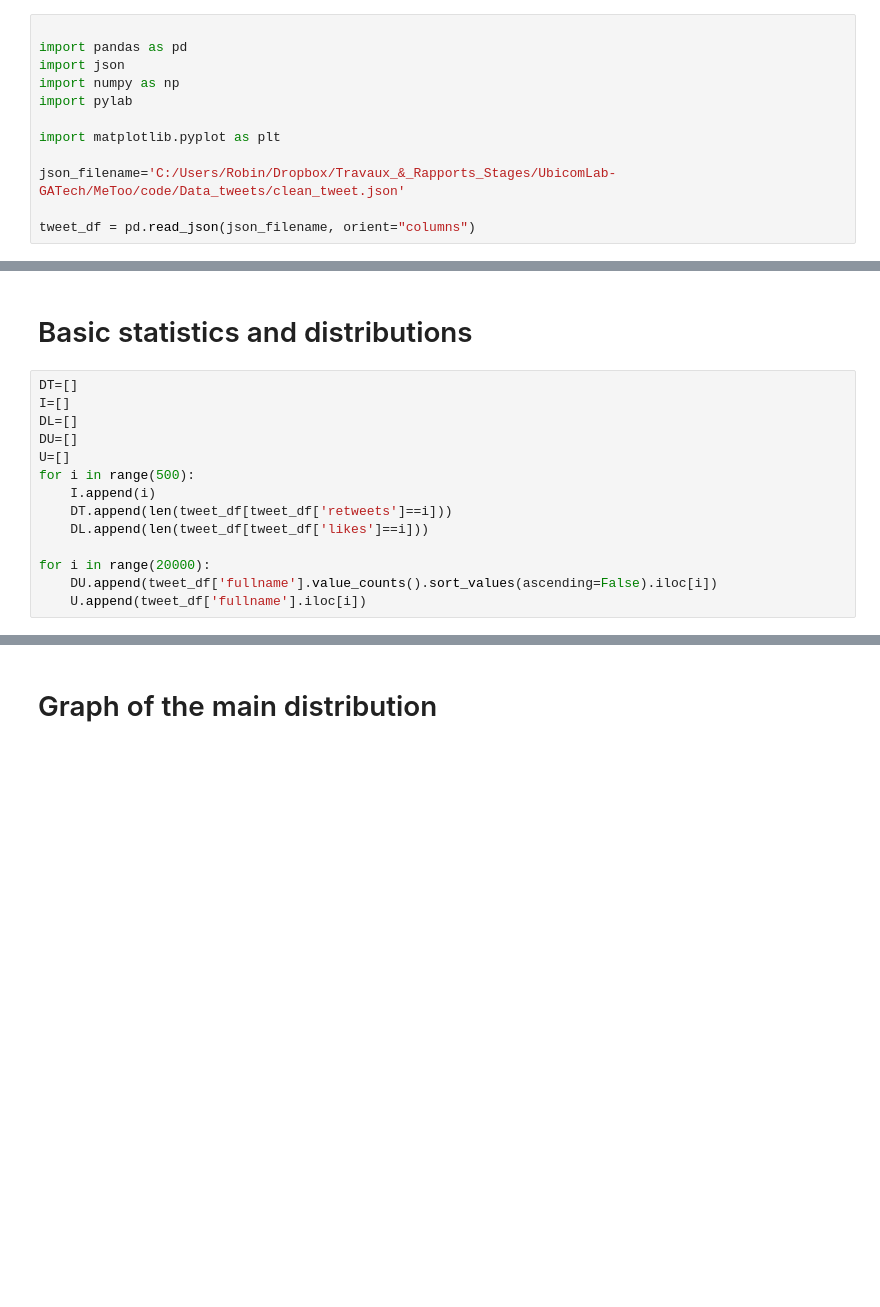
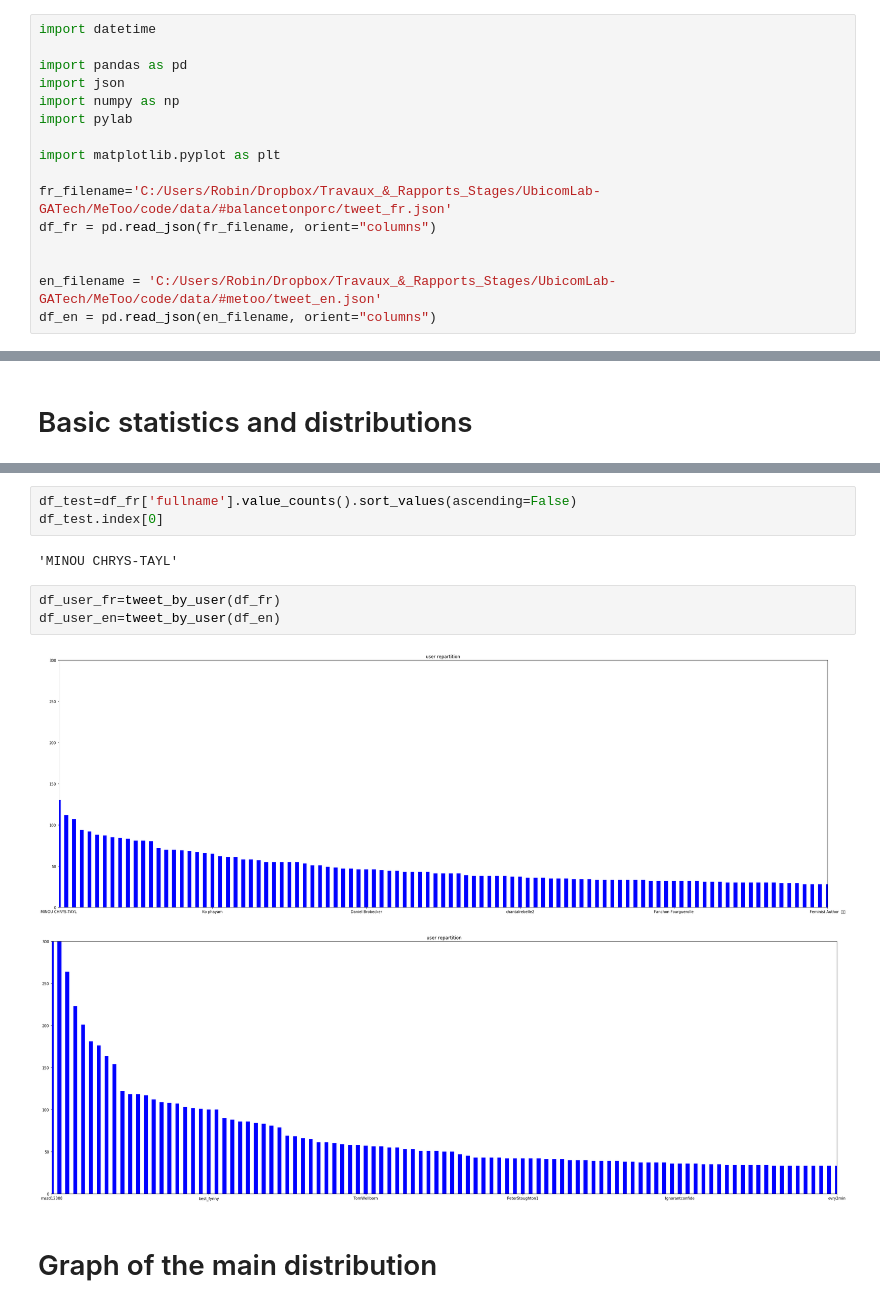
Before and after one commit to binbin83/metoo_project, a Jupyter notebook: Desciptives statistics.ipynb, the cells around one changed output, grey strips where cells are left out. Saved outputs shown, nothing was run; the diff lists cells and outputs as text; blank space fills up the shorter version.

```diff
--- a/Desciptives statistics.ipynb
+++ b/Desciptives statistics.ipynb
@@ -1,4 +1,5 @@
 # %%
+import datetime
 
 import pandas as pd
 import json
@@ -7,6 +8,9 @@ import pylab
 
 import matplotlib.pyplot as plt
 
-json_filename='C:/Users/Robin/Dropbox/Travaux_&_Rapports_Stages/UbicomLab-GATech/MeToo/code/Data_tweets/clean_tweet.json'
+fr_filename='C:/Users/Robin/Dropbox/Travaux_&_Rapports_Stages/UbicomLab-GATech/MeToo/code/data/#balancetonporc/tweet_fr.json'
+df_fr = pd.read_json(fr_filename, orient="columns")
 
-tweet_df = pd.read_json(json_filename, orient="columns")
+
+en_filename = 'C:/Users/Robin/Dropbox/Travaux_&_Rapports_Stages/UbicomLab-GATech/MeToo/code/data/#metoo/tweet_en.json'
+df_en = pd.read_json(en_filename, orient="columns")
@@ -13,16 +21,2 @@ tweet_df = pd.read_json(json_filename, orient="columns")
 # %% [markdown]
 # Basic statistics and distributions
-# %%
-DT=[]
-I=[]
-DL=[]
-DU=[]
-U=[]
-for i in range(500):
-    I.append(i)
-    DT.append(len(tweet_df[tweet_df['retweets']==i]))
-    DL.append(len(tweet_df[tweet_df['likes']==i]))
-
-for i in range(20000):
-    DU.append(tweet_df['fullname'].value_counts().sort_values(ascending=False).iloc[i])
-    U.append(tweet_df['fullname'].iloc[i])
@@ -104,3 +202,14 @@ Jen ai eu des frissons    - 6565 likes
+# %%
+df_test=df_fr['fullname'].value_counts().sort_values(ascending=False)
+df_test.index[0]
+# %% [output]
+'MINOU CHRYS-TAYL'
+# %%
+df_user_fr=tweet_by_user(df_fr)
+df_user_en=tweet_by_user(df_en)
+# %% [output]
+[figure, added]
+[figure, added]
 # %% [markdown]
 # Graph of the main distribution
 # %%
```
Also changed, not shown: parts of 8 cells of this notebook, 11 other files.
